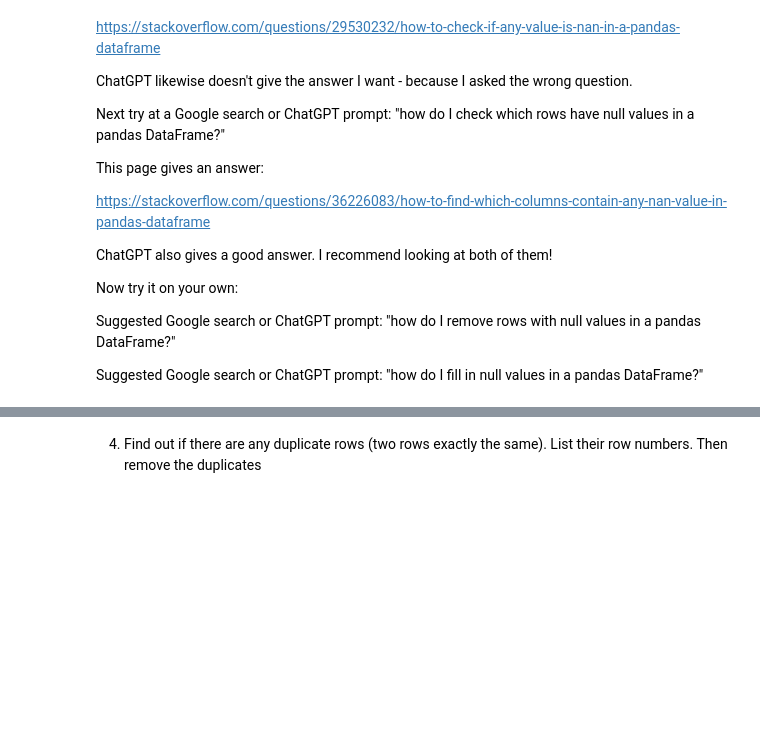
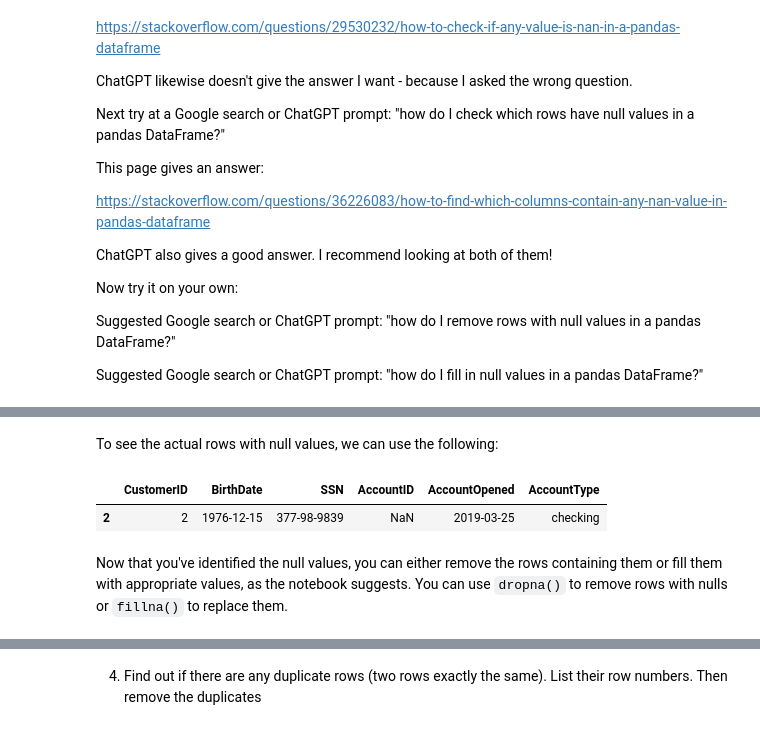
Before and after one commit to salil82/Module-B-semester-2, a Jupyter notebook: OMDS-ModB2-Week1-Deshpande-Salil.ipynb, the cells around one changed output, grey strips where cells are left out. Cells and saved outputs as stored; diff of their text form; code cells hidden in the pictures; blank space fills up the shorter version.

```diff
--- a/OMDS-ModB2-Week1-Deshpande-Salil.ipynb
+++ b/OMDS-ModB2-Week1-Deshpande-Salil.ipynb
@@ -259,0 +275,9 @@ Suggested Google search or ChatGPT prompt: "how do I fill in null values in a pa
+# %% [markdown]
+To see the actual rows with null values, we can use the following:
+# %%
+display(df_bank_datefix[df_bank_datefix.isnull().any(axis=1)])
+# %% [output]
+|  | CustomerID | BirthDate | SSN | AccountID | AccountOpened | AccountType |
+| 2 | 2 | 1976-12-15 | 377-98-9839 | NaN | 2019-03-25 | checking |
+# %% [markdown]
+Now that you've identified the null values, you can either remove the rows containing them or fill them with appropriate values, as the notebook suggests. You can use `dropna()` to remove rows with nulls or `fillna()` to replace them.
```
Also changed, not shown: parts of 12 cells of this notebook.
